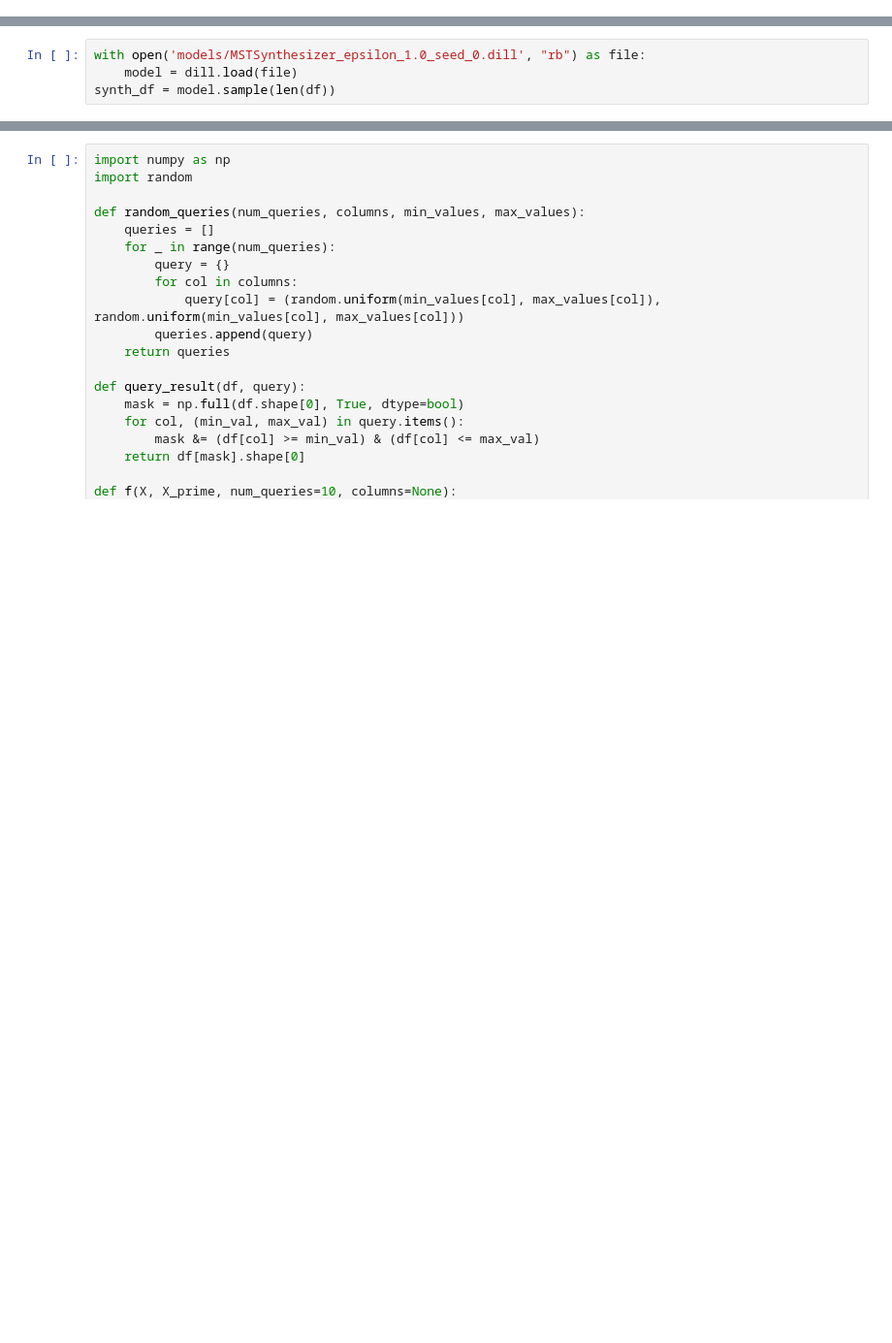
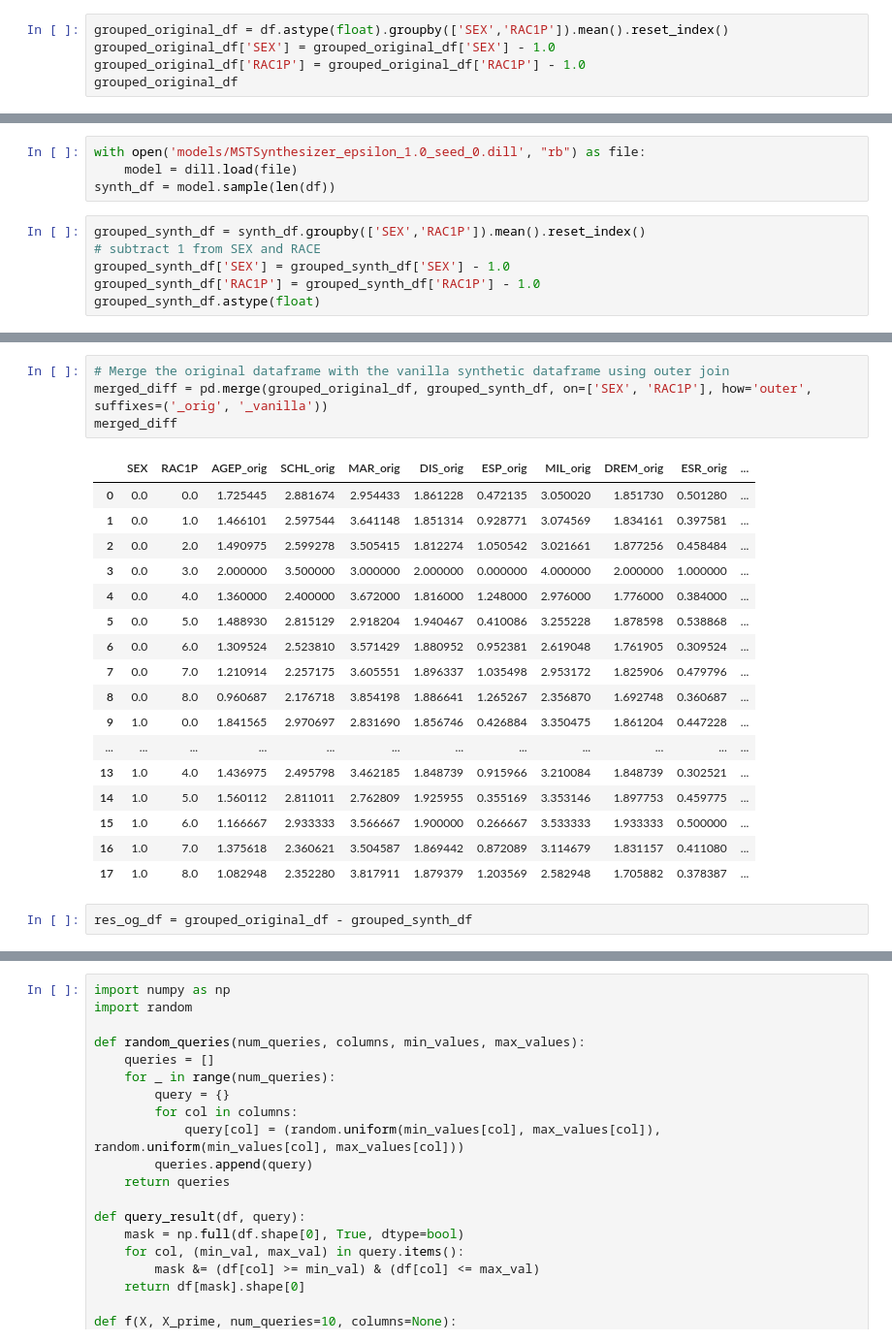
Before and after one commit to lurosenb/stratify_dp, a Jupyter notebook: test.ipynb, the cells around one changed output, grey strips where cells are left out. Shown: that part at 97% size. Cells and saved outputs as stored; diff of their text form; blank space fills up the shorter version.

```diff
--- a/test.ipynb
+++ b/test.ipynb
@@ -20,3 +20,8 @@ df = all_data.copy()
 df = df.drop(columns=['CIT', 'MIG', 'DEAR', 'DEYE', 'NATIVITY', 'ANC'])
 # %% [output]
 ['RELP']
+# %%
+grouped_original_df = df.astype(float).groupby(['SEX','RAC1P']).mean().reset_index()
+grouped_original_df['SEX'] = grouped_original_df['SEX'] - 1.0
+grouped_original_df['RAC1P'] = grouped_original_df['RAC1P'] - 1.0
+grouped_original_df
@@ -28,3 +68,9 @@ synth_df = model.sample(len(df))
 with open('models/MSTSynthesizer_epsilon_1.0_seed_0.dill', "rb") as file:
     model = dill.load(file)
 synth_df = model.sample(len(df))
+# %%
+grouped_synth_df = synth_df.groupby(['SEX','RAC1P']).mean().reset_index()
+# subtract 1 from SEX and RACE
+grouped_synth_df['SEX'] = grouped_synth_df['SEX'] - 1.0
+grouped_synth_df['RAC1P'] = grouped_synth_df['RAC1P'] - 1.0
+grouped_synth_df.astype(float)
@@ -30,0 +95,24 @@ synth_df = model.sample(len(df))
+# %%
+# Merge the original dataframe with the vanilla synthetic dataframe using outer join
+merged_diff = pd.merge(grouped_original_df, grouped_synth_df, on=['SEX', 'RAC1P'], how='outer', suffixes=('_orig', '_vanilla'))
+merged_diff
+# %% [output]
+|  | SEX | RAC1P | AGEP_orig | SCHL_orig | MAR_orig | DIS_orig | ESP_orig | MIL_orig | DREM_orig | ESR_orig | ... |
+| 0 | 0.0 | 0.0 | 1.725445 | 2.881674 | 2.954433 | 1.861228 | 0.472135 | 3.050020 | 1.851730 | 0.501280 | ... |
+| 1 | 0.0 | 1.0 | 1.466101 | 2.597544 | 3.641148 | 1.851314 | 0.928771 | 3.074569 | 1.834161 | 0.397581 | ... |
+| 2 | 0.0 | 2.0 | 1.490975 | 2.599278 | 3.505415 | 1.812274 | 1.050542 | 3.021661 | 1.877256 | 0.458484 | ... |
+| 3 | 0.0 | 3.0 | 2.000000 | 3.500000 | 3.000000 | 2.000000 | 0.000000 | 4.000000 | 2.000000 | 1.000000 | ... |
+| 4 | 0.0 | 4.0 | 1.360000 | 2.400000 | 3.672000 | 1.816000 | 1.248000 | 2.976000 | 1.776000 | 0.384000 | ... |
+| 5 | 0.0 | 5.0 | 1.488930 | 2.815129 | 2.918204 | 1.940467 | 0.410086 | 3.255228 | 1.878598 | 0.538868 | ... |
+| 6 | 0.0 | 6.0 | 1.309524 | 2.523810 | 3.571429 | 1.880952 | 0.952381 | 2.619048 | 1.761905 | 0.309524 | ... |
+| 7 | 0.0 | 7.0 | 1.210914 | 2.257175 | 3.605551 | 1.896337 | 1.035498 | 2.953172 | 1.825906 | 0.479796 | ... |
+| 8 | 0.0 | 8.0 | 0.960687 | 2.176718 | 3.854198 | 1.886641 | 1.265267 | 2.356870 | 1.692748 | 0.360687 | ... |
+| 9 | 1.0 | 0.0 | 1.841565 | 2.970697 | 2.831690 | 1.856746 | 0.426884 | 3.350475 | 1.861204 | 0.447228 | ... |
+| ... | ... | ... | ... | ... | ... | ... | ... | ... | ... | ... | ... |
+| 13 | 1.0 | 4.0 | 1.436975 | 2.495798 | 3.462185 | 1.848739 | 0.915966 | 3.210084 | 1.848739 | 0.302521 | ... |
+| 14 | 1.0 | 5.0 | 1.560112 | 2.811011 | 2.762809 | 1.925955 | 0.355169 | 3.353146 | 1.897753 | 0.459775 | ... |
+| 15 | 1.0 | 6.0 | 1.166667 | 2.933333 | 3.566667 | 1.900000 | 0.266667 | 3.533333 | 1.933333 | 0.500000 | ... |
+| 16 | 1.0 | 7.0 | 1.375618 | 2.360621 | 3.504587 | 1.869442 | 0.872089 | 3.114679 | 1.831157 | 0.411080 | ... |
+| 17 | 1.0 | 8.0 | 1.082948 | 2.352280 | 3.817911 | 1.879379 | 1.203569 | 2.582948 | 1.705882 | 0.378387 | ... |
+# %%
+res_og_df = grouped_original_df - grouped_synth_df
```
Also changed, not shown: parts of 14 cells of this notebook, 3 other files.
